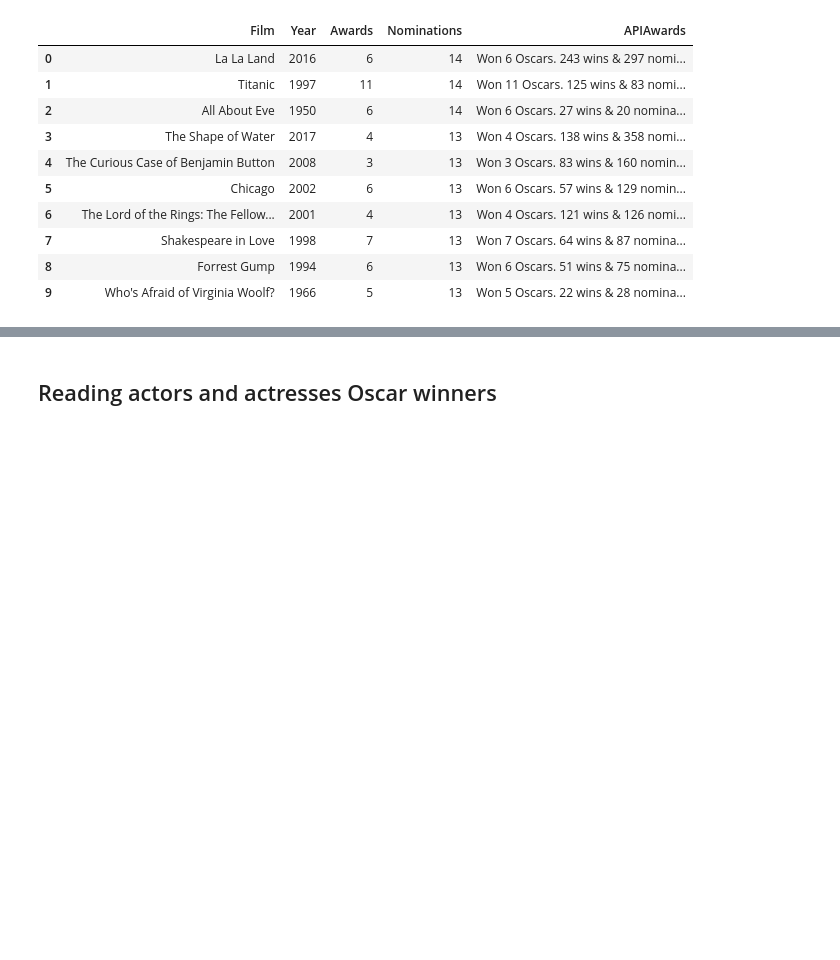
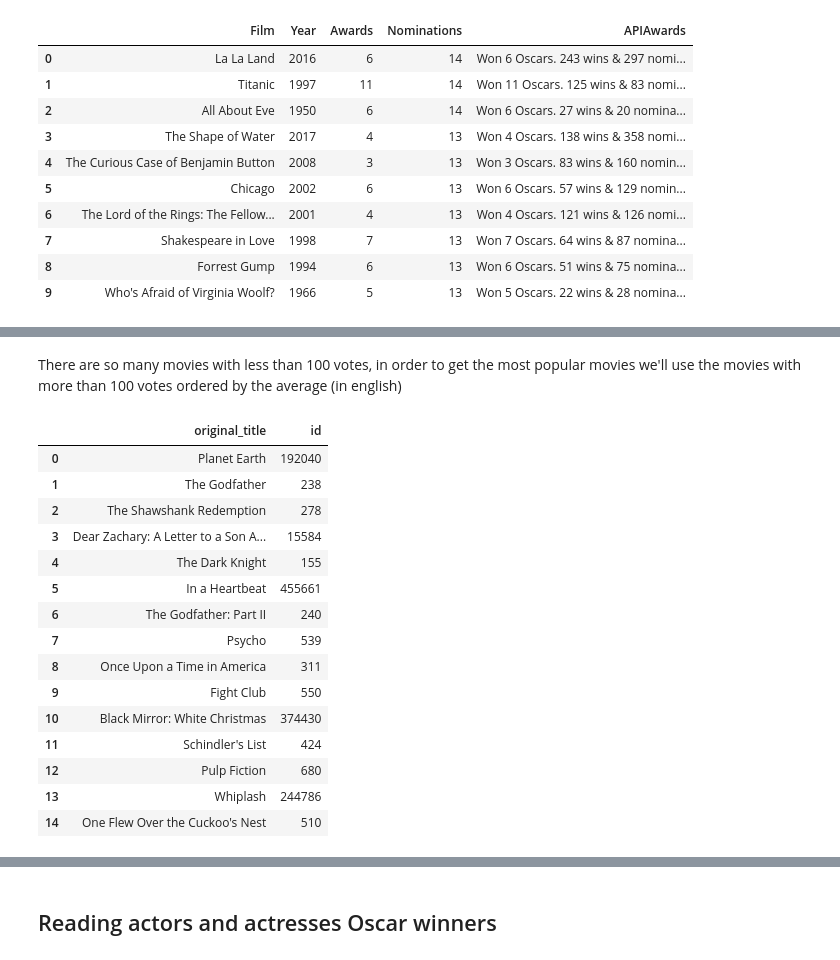
Before and after one commit to cperezmendoza00/cpsc-4810-project, a Jupyter notebook: Project.ipynb, the cells around one changed output, grey strips where cells are left out. Cells and saved outputs as stored; diff of their text form; code cells hidden in the pictures; blank space fills up the shorter version.

```diff
--- a/Project.ipynb
+++ b/Project.ipynb
@@ -757,0 +780,22 @@ pd.concat([
+# %% [markdown]
+There are so many movies with less than 100 votes, in order to get the most popular movies we'll use the movies with more than 100 votes ordered by the average (in english)
+# %%
+top_movies = movies[(movies["vote_count"]>100) & (movies["original_language"] == "en")].sort_values(by=['vote_average'],ascending=False)[["original_title","id"]].reset_index(drop=True)
+top_movies.head(15)
+# %% [output]
+|  | original_title | id |
+| 0 | Planet Earth | 192040 |
+| 1 | The Godfather | 238 |
+| 2 | The Shawshank Redemption | 278 |
+| 3 | Dear Zachary: A Letter to a Son A... | 15584 |
+| 4 | The Dark Knight | 155 |
+| 5 | In a Heartbeat | 455661 |
+| 6 | The Godfather: Part II | 240 |
+| 7 | Psycho | 539 |
+| 8 | Once Upon a Time in America | 311 |
+| 9 | Fight Club | 550 |
+| 10 | Black Mirror: White Christmas | 374430 |
+| 11 | Schindler's List | 424 |
+| 12 | Pulp Fiction | 680 |
+| 13 | Whiplash | 244786 |
+| 14 | One Flew Over the Cuckoo's Nest | 510 |
```
Also changed, not shown: parts of 22 cells of this notebook.
